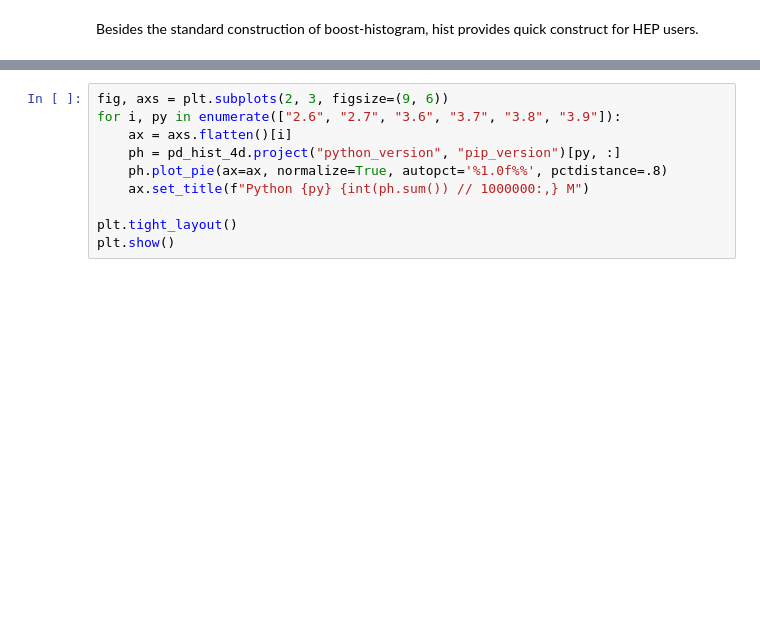
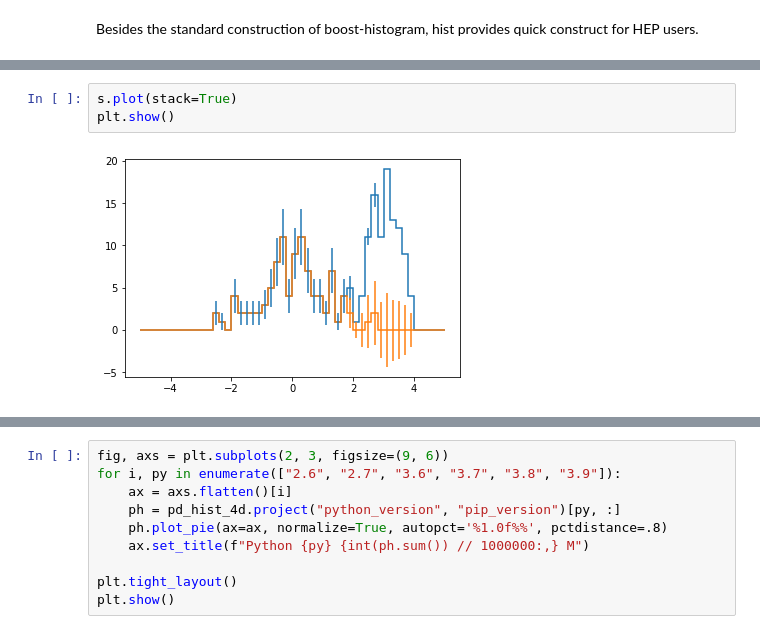
Before and after one commit to henryiii/histogram-tutorial, a Jupyter notebook: talk_2_bhn_hist.ipynb, the cells around one changed output, grey strips where cells are left out. Saved outputs shown, nothing was run; the diff lists cells and outputs as text; blank space fills up the shorter version.

```diff
--- a/talk_2_bhn_hist.ipynb
+++ b/talk_2_bhn_hist.ipynb
@@ -194,0 +191,5 @@ array([1.25      , 2.08333333, 2.5       , 1.25      , 1.25      ])
+# %%
+s.plot(stack=True)
+plt.show()
+# %% [output]
+[figure, added]
```
Also changed, not shown: parts of 27 cells of this notebook.
